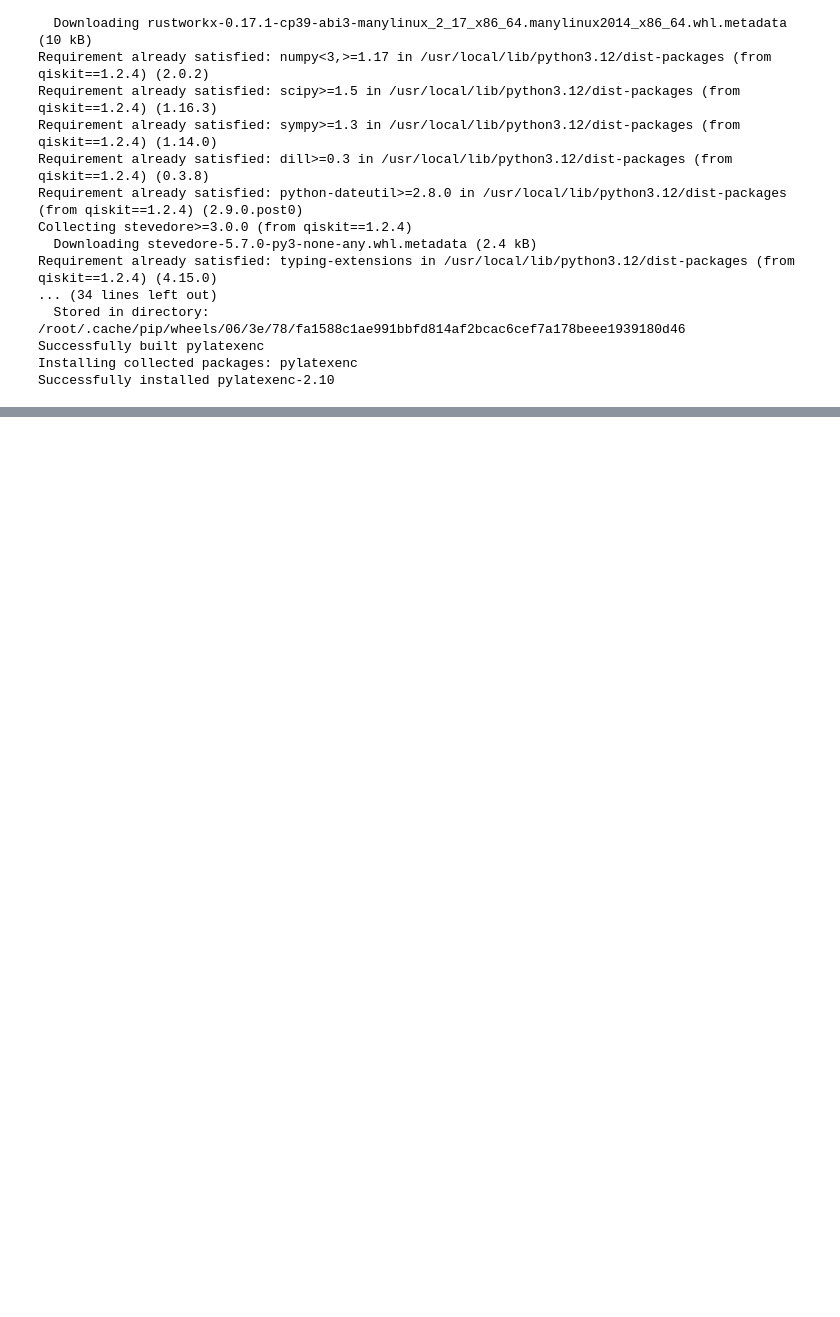
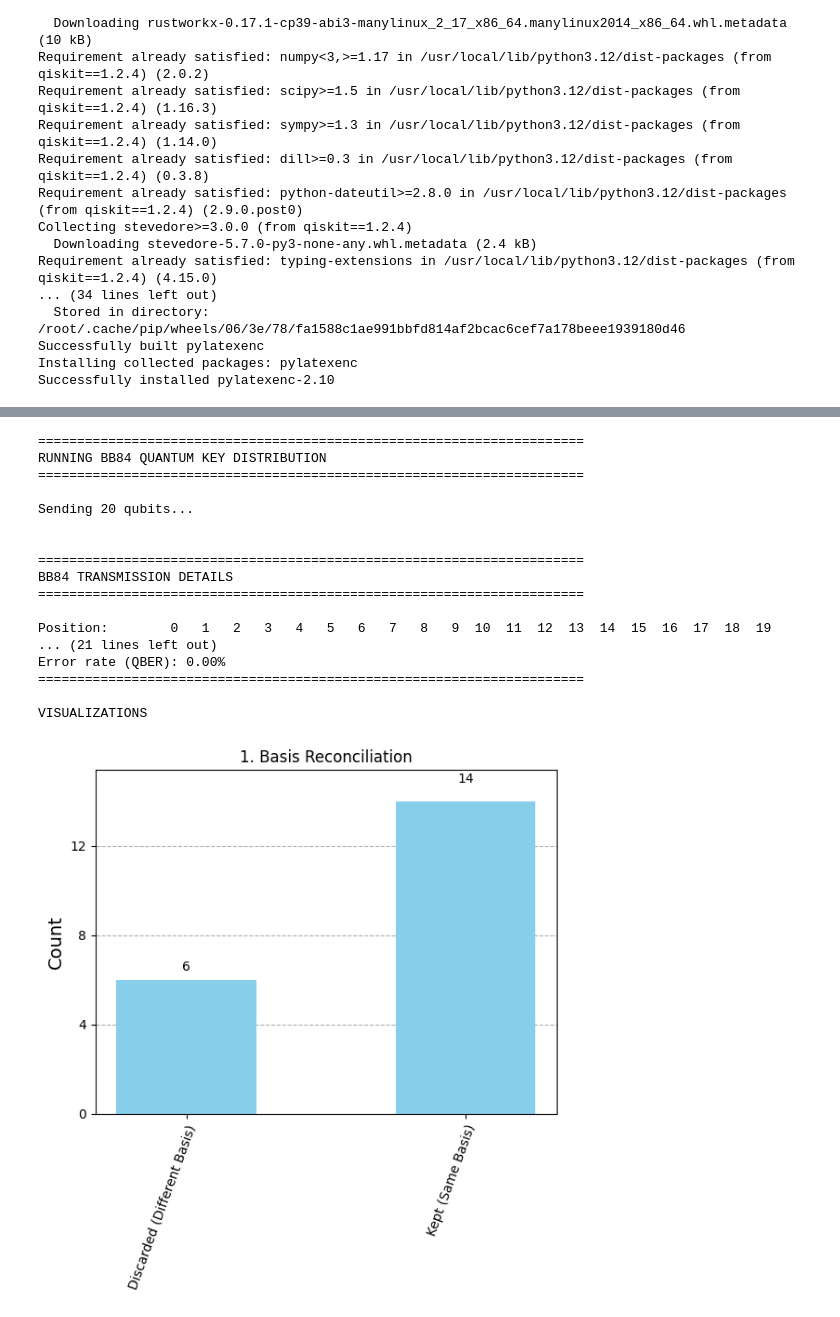
Before and after one commit to LeaDeLeaf/SIT-UofG-QC-Assignment, a Jupyter notebook: BB84-Plain.ipynb, the cells around one changed output, grey strips where cells are left out. Cells and saved outputs as stored; diff of their text form; code cells hidden in the pictures; blank space fills up the shorter version.

Commit message:
Cleaned up Visualizations and Redundant Code

```diff
--- a/BB84-Plain.ipynb
+++ b/BB84-Plain.ipynb
@@ -233,0 +42,29 @@ Final key has 8 zeros and 5 ones
+# %%
+# ============================================================
+# QUANTUM RANDOM NUMBER GENERATION
+# ============================================================
+
+def generate_quantum_random_bits(n):
+    """
+    Generate n random bits using quantum measurements.
+    Creates |+⟩ = √½(|0⟩ + |1⟩) and measures to get random 0 or 1.
+    """
+    qc = QuantumCircuit(n, n)
+
+    # Put all qubits in |+⟩ state
+    for i in range(n):
+        qc.h(i)
+
+    # Measure all qubits
+    qc.measure(range(n), range(n))
+
+    # Run circuit
+    backend = BasicSimulator()
+    compiled = transpile(qc, backend)
+    job = backend.run(compiled, shots=1)
+    result = job.result()
+    counts = result.get_counts()
+
+    # Get the result string and convert to list of ints
+    bitstring = list(counts.keys())[0]
+    return [int(bit) for bit in reversed(bitstring)]
@@ -233,0 +286,22 @@ Final key has 8 zeros and 5 ones
+# %%
+# Execute BB84 protocol
+alice_key, bob_key = run_bb84(n_bits=20)
+# %% [output]
+======================================================================
+RUNNING BB84 QUANTUM KEY DISTRIBUTION
+======================================================================
+
+Sending 20 qubits...
+
+
+======================================================================
+BB84 TRANSMISSION DETAILS
+======================================================================
+
+Position:        0   1   2   3   4   5   6   7   8   9  10  11  12  13  14  15  16  17  18  19
+... (21 lines left out)
+Error rate (QBER): 0.00%
+======================================================================
+
+VISUALIZATIONS
+[figure, added]
```
Also changed, not shown: parts of 6 cells of this notebook.
